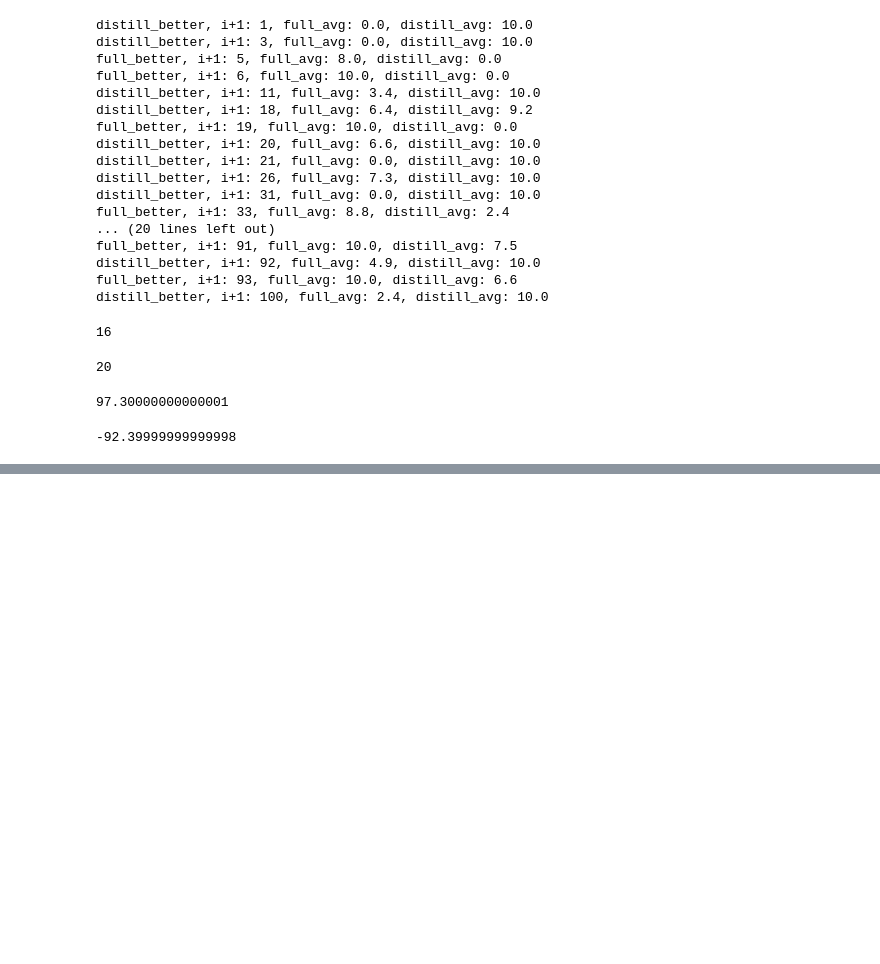
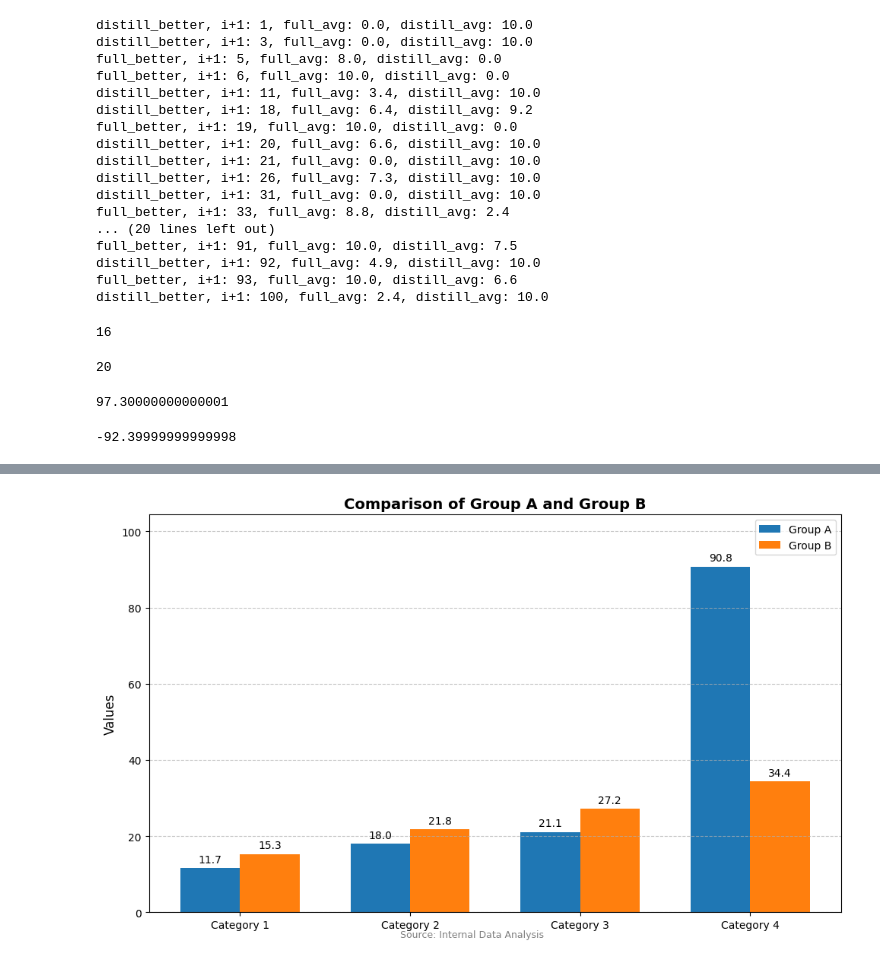
Before and after one commit to residual-scaling/residual_scaling_server, a Jupyter notebook: Untitled1.ipynb, the cells around one changed output, grey strips where cells are left out. Saved outputs shown, nothing was run; the diff lists cells and outputs as text; code cells hidden in the pictures; blank space fills up the shorter version.

```diff
--- a/Untitled1.ipynb
+++ b/Untitled1.ipynb
@@ -252,0 +298,44 @@ distill_accumulate
+# %%
+import matplotlib.pyplot as plt
+import numpy as np
+
+# 数据准备
+group_a = [11.7, 17.999999999999996, 21.1, 90.80000000000001]
+group_b = [15.3, 21.8, 27.2, 34.4]
+categories = ['Category 1', 'Category 2', 'Category 3', 'Category 4']
+
+# 创建图形和坐标轴
+plt.figure(figsize=(10, 6))
+
+# 设置柱状图位置和宽度
+x = np.arange(len(categories))
+width = 0.35
+
+# 绘制柱状图
+bars_a = plt.bar(x - width/2, group_a, width, color='#1f77b4', label='Group A')
+bars_b = plt.bar(x + width/2, group_b, width, color='#ff7f0e', label='Group B')
+
+# 添加数据标签
+plt.bar_label(bars_a, padding=3, fmt='%.1f')
+plt.bar_label(bars_b, padding=3, fmt='%.1f')
+
+# 设置图形属性
+plt.ylabel('Values', fontsize=12)
+plt.title('Comparison of Group A and Group B', fontsize=14, fontweight='bold')
+plt.xticks(x, categories)
+plt.legend()
+
+# 添加网格线
+plt.grid(axis='y', linestyle='--', alpha=0.7)
+
+# 调整y轴范围以容纳最高柱形
+plt.ylim(0, max(max(group_a), max(group_b)) * 1.15)
+
+# 添加数据来源说明
+plt.figtext(0.5, 0.01, 'Source: Internal Data Analysis',
+            ha='center', fontsize=9, color='gray')
+
+plt.tight_layout()
+plt.show()
+# %% [output]
+[figure, added]
```
Also changed, not shown: parts of 1 cell of this notebook, 26 other files.
